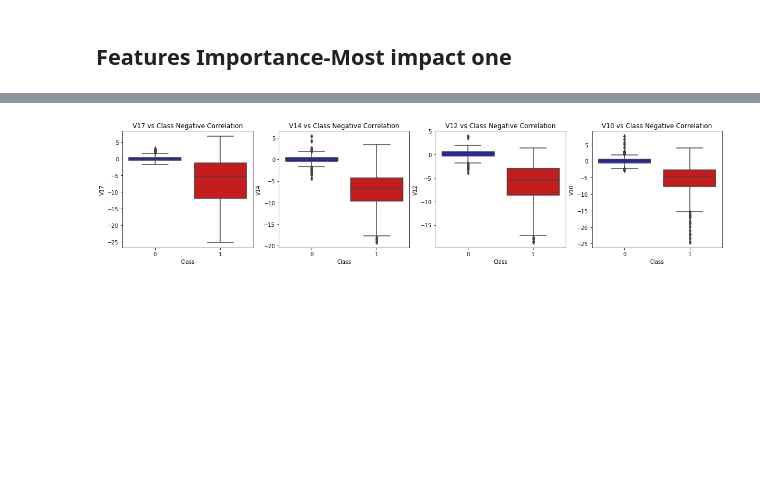
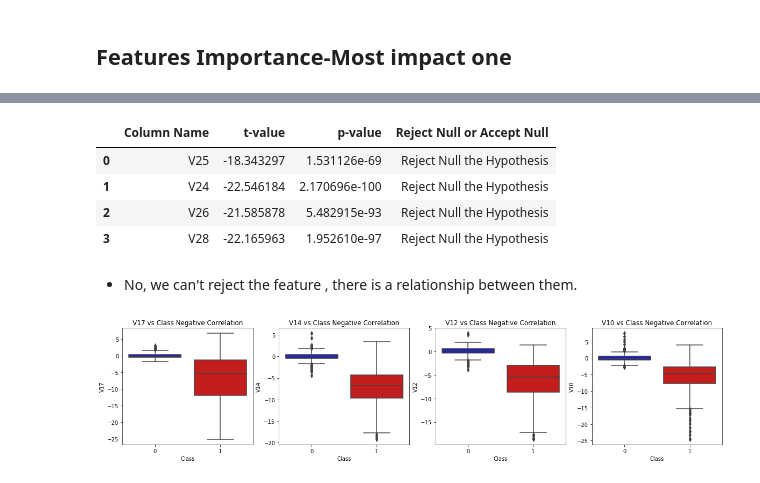
Before and after one commit to Sitevity/credit-frauds, a Jupyter notebook: notebooks/voting.ipynb, the cells around one changed output, grey strips where cells are left out. Saved outputs shown, nothing was run; the diff lists cells and outputs as text; code cells hidden in the pictures; blank space fills up the shorter version.

```diff
--- a/notebooks/voting.ipynb
+++ b/notebooks/voting.ipynb
@@ -274,3 +308,40 @@ plt.show()
+# %%
+from scipy.stats import ttest_ind
+
+# Perform t-test for each column
+t_values = []
+p_values = []
+results = []
+
+for col in ['V25', 'V24', 'V26', 'V28']:
+    t_stat, p_val = ttest_ind(new_df[col], new_df['Class'])
+    t_values.append(t_stat)
+    p_values.append(p_val)
+
+    # Determine if we reject or accept the null hypothesis
+    if p_val < 0.05:
+        results.append('Reject Null the Hypothesis')
+    else:
+        results.append('Accept Null the Hypothesis')
+
+result_table = pd.DataFrame({
+    'Column Name': ['V25', 'V24', 'V26', 'V28'],
+    't-value': t_values,
+    'p-value': p_values,
+    'Reject Null or Accept Null': results
+})
+
+result_table.to_csv('q4.csv', index = False)
+# %%
+result_table
+# %% [output]
+|  | Column Name | t-value | p-value | Reject Null or Accept Null |
+| 0 | V25 | -18.343297 | 1.531126e-69 | Reject Null the Hypothesis |
+| 1 | V24 | -22.546184 | 2.170696e-100 | Reject Null the Hypothesis |
+| 2 | V26 | -21.585878 | 5.482915e-93 | Reject Null the Hypothesis |
+| 3 | V28 | -22.165963 | 1.952610e-97 | Reject Null the Hypothesis |
+# %% [markdown]
+- No, we can't reject the feature , there is  a relationship between them.
 # %%
 f, axes = plt.subplots(ncols=4, figsize=(20,4))
 
```
Also changed, not shown: parts of 28 cells of this notebook.
